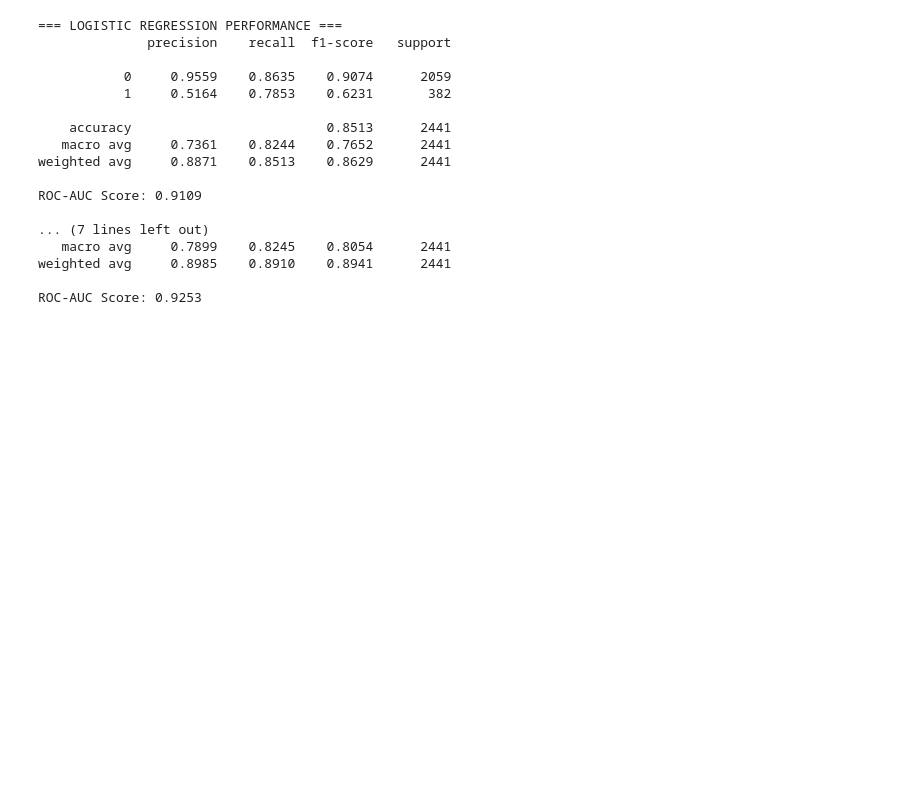
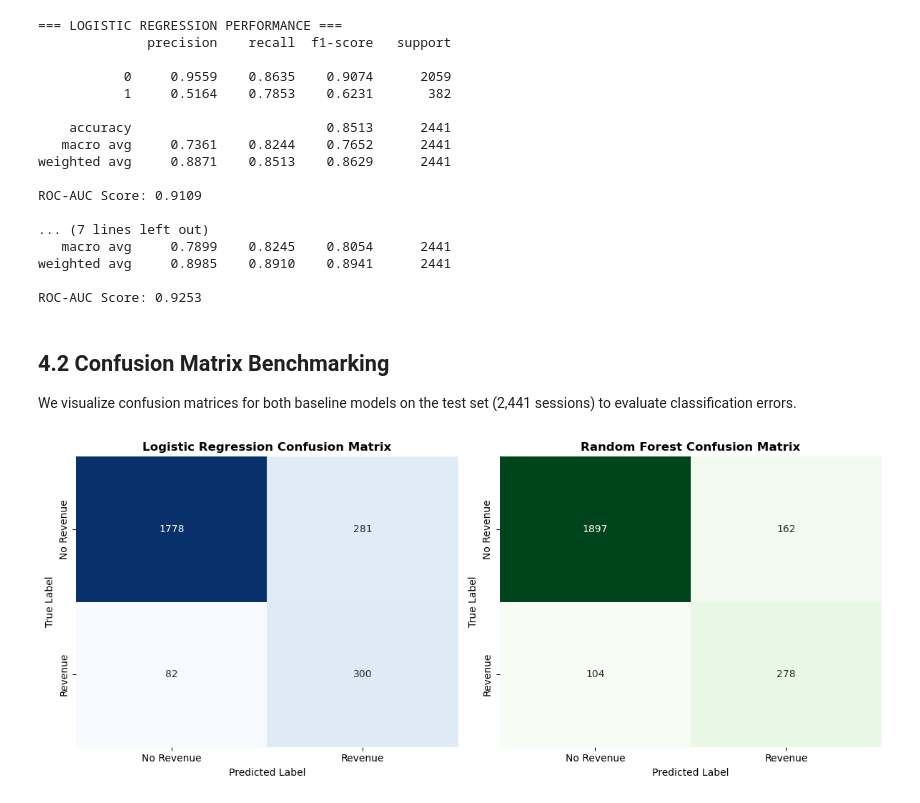
Before and after one commit to BrianKKoskei/online_shoppers_intention, a Jupyter notebook: online_shoppers_intention.ipynb, the cells around one changed output. Saved outputs shown, nothing was run; the diff lists cells and outputs as text; code cells hidden in the pictures; blank space fills up the shorter version.

Commit message:
Feat: Add baseline confusion matrix comparisons

```diff
--- a/online_shoppers_intention.ipynb
+++ b/online_shoppers_intention.ipynb
@@ -320,3 +320,29 @@ ROC-AUC Score: 0.9109
 weighted avg     0.8985    0.8910    0.8941      2441
 
 ROC-AUC Score: 0.9253
+# %% [markdown]
+## 4.2 Confusion Matrix Benchmarking
+We visualize confusion matrices for both baseline models on the test set (2,441 sessions) to evaluate classification errors.
+# %%
+fig, axes = plt.subplots(1, 2, figsize=(12, 5))
+
+# Logistic Regression Confusion Matrix
+cm_log = confusion_matrix(y_test, y_pred_log)
+sns.heatmap(cm_log, annot=True, fmt='d', cmap='Blues', ax=axes[0], cbar=False,
+            xticklabels=['No Revenue', 'Revenue'], yticklabels=['No Revenue', 'Revenue'])
+axes[0].set_title('Logistic Regression Confusion Matrix', fontweight='bold')
+axes[0].set_xlabel('Predicted Label')
+axes[0].set_ylabel('True Label')
+
+# Random Forest Confusion Matrix
+cm_rf = confusion_matrix(y_test, y_pred_rf)
+sns.heatmap(cm_rf, annot=True, fmt='d', cmap='Greens', ax=axes[1], cbar=False,
+            xticklabels=['No Revenue', 'Revenue'], yticklabels=['No Revenue', 'Revenue'])
+axes[1].set_title('Random Forest Confusion Matrix', fontweight='bold')
+axes[1].set_xlabel('Predicted Label')
+axes[1].set_ylabel('True Label')
+
+plt.tight_layout()
+plt.show()
+# %% [output]
+[figure, added]
```
